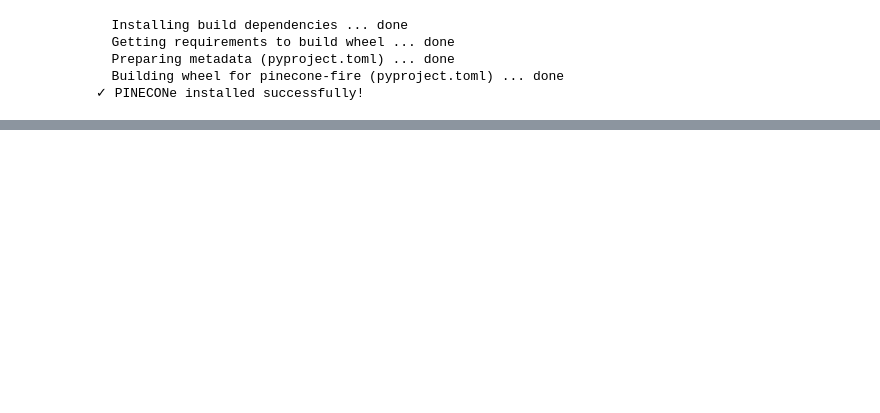
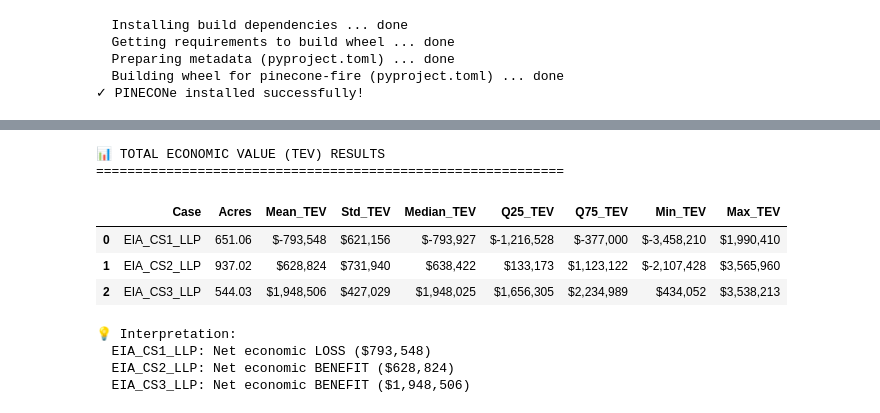
Before and after one commit to NASA-EarthRISE/PINECONe, a Jupyter notebook: PINECONe_Demo.ipynb, the cells around one changed output, grey strips where cells are left out. Cells and saved outputs as stored; diff of their text form; code cells hidden in the pictures; blank space fills up the shorter version.

```diff
--- a/PINECONe_Demo.ipynb
+++ b/PINECONe_Demo.ipynb
@@ -518,0 +640,34 @@ Congratulations! You've completed the PINECONe analysis workflow:
+# %%
+# Display results
+print("\n📊 TOTAL ECONOMIC VALUE (TEV) RESULTS")
+print("="*60)
+
+# Format for display
+display_df = tev_results.copy()
+for col in ['Mean_TEV', 'Std_TEV', 'Median_TEV', 'Q25_TEV', 'Q75_TEV', 'Min_TEV', 'Max_TEV']:
+    display_df[col] = display_df[col].apply(lambda x: f"${x:,.0f}")
+display_df['Acres'] = display_df['Acres'].apply(lambda x: f"{x:,.2f}")
+
+display(display_df)
+
+# Summary interpretation
+print("\n💡 Interpretation:")
+for _, row in tev_results.iterrows():
+    mean_val = row['Mean_TEV']
+    case = row['Case']
+
+    if mean_val < 0:
+        print(f"  {case}: Net economic LOSS (${abs(mean_val):,.0f})")
+    else:
+        print(f"  {case}: Net economic BENEFIT (${mean_val:,.0f})")
+# %% [output]
+📊 TOTAL ECONOMIC VALUE (TEV) RESULTS
+============================================================
+|  | Case | Acres | Mean_TEV | Std_TEV | Median_TEV | Q25_TEV | Q75_TEV | Min_TEV | Max_TEV |
+| 0 | EIA_CS1_LLP | 651.06 | $-793,548 | $621,156 | $-793,927 | $-1,216,528 | $-377,000 | $-3,458,210 | $1,990,410 |
+| 1 | EIA_CS2_LLP | 937.02 | $628,824 | $731,940 | $638,422 | $133,173 | $1,123,122 | $-2,107,428 | $3,565,960 |
+| 2 | EIA_CS3_LLP | 544.03 | $1,948,506 | $427,029 | $1,948,025 | $1,656,305 | $2,234,989 | $434,052 | $3,538,213 |
+💡 Interpretation:
+  EIA_CS1_LLP: Net economic LOSS ($793,548)
+  EIA_CS2_LLP: Net economic BENEFIT ($628,824)
+  EIA_CS3_LLP: Net economic BENEFIT ($1,948,506)
```
Also changed, not shown: parts of 45 cells of this notebook.
